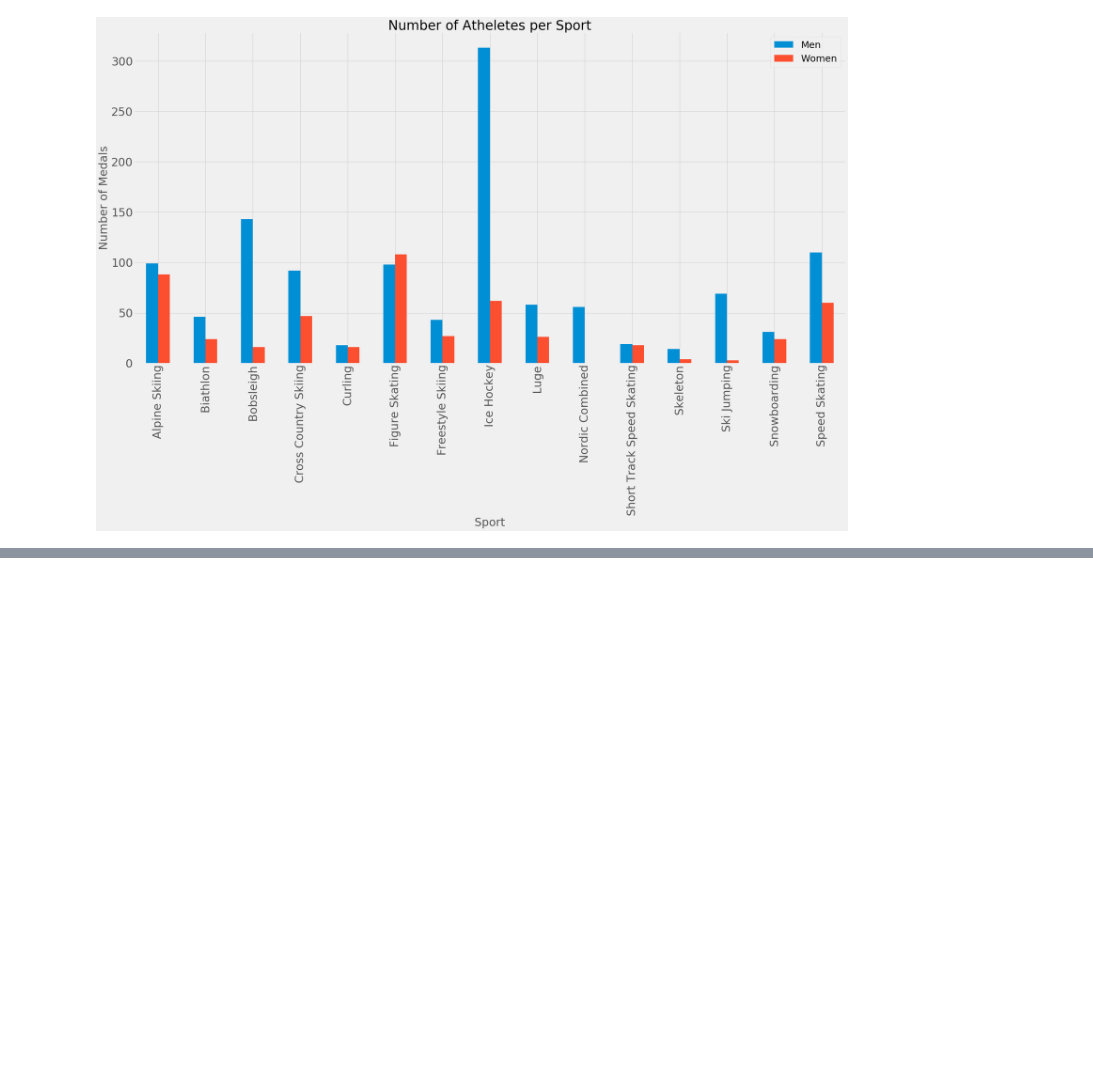
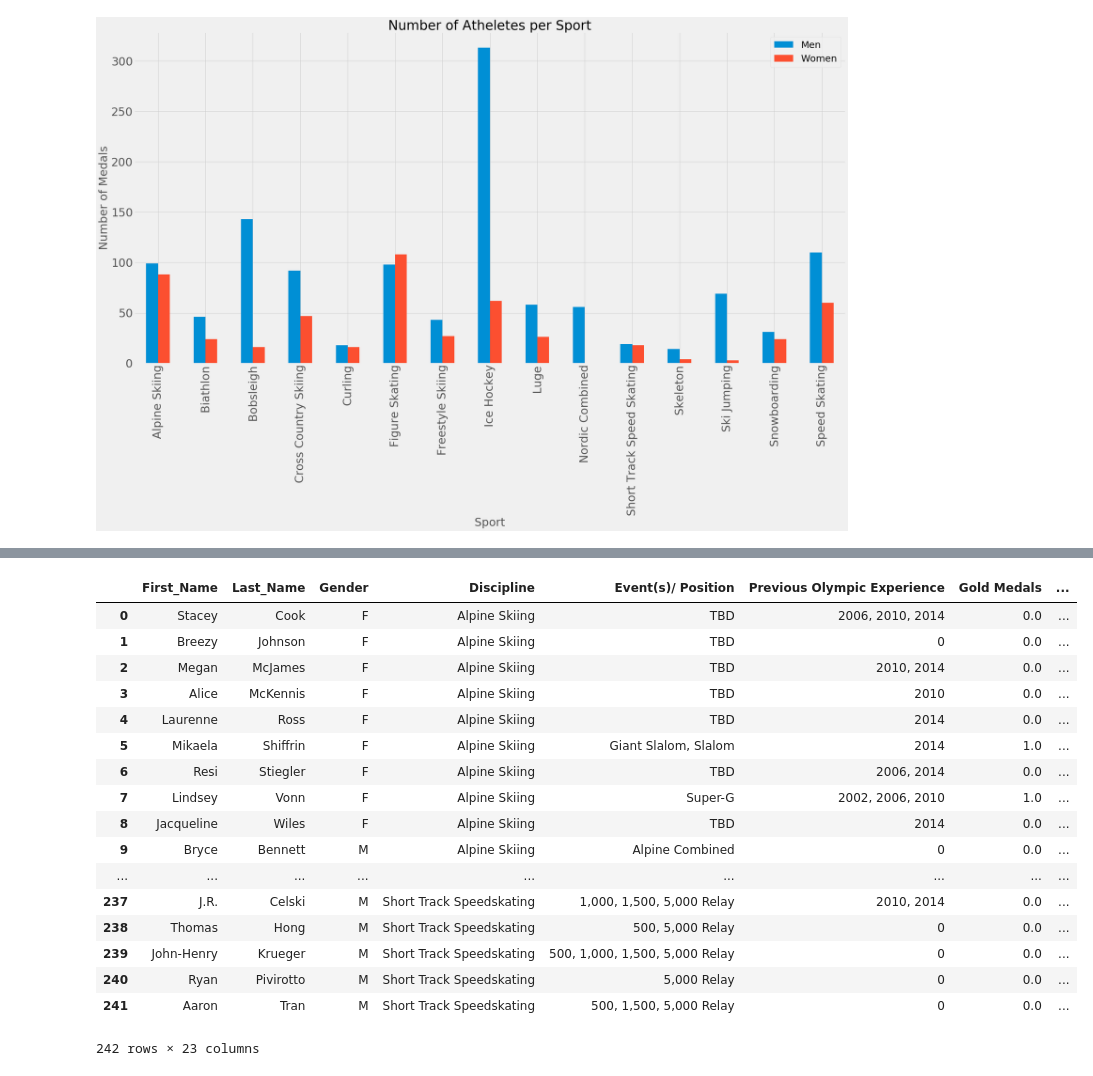
Before and after one commit to dianekvg/bootcamp-project1, a Jupyter notebook: Brenda/Populations and medalist.ipynb, the cells around one changed output, grey strips where cells are left out. Drawn from its saved outputs; the diff is of its cells as text; code cells hidden in the pictures; blank space fills up the shorter version.

```diff
--- a/Brenda/Populations and medalist.ipynb
+++ b/Brenda/Populations and medalist.ipynb
@@ -536,3 +536,11 @@ plt.savefig("Men and Women Medals per Sport.png", bbox_inches='tight', pad_inche
 plt.show()
 # %% [output]
 [figure]
+# %%
+file_nameRoster = os.path.join("2018 US Olympic Team Roster.csv" )
+
+Roster_Table_df = pd.read_csv(file_nameRoster)
+# %%
+Roster_Table_df.head()
+Roster_Table_df.fillna(0, inplace=True)
+Roster_Table_df.head()
@@ -538,0 +653,21 @@ plt.show()
+# %%
+Roster_Table_df
+# %% [output]
+|  | First_Name | Last_Name | Gender | Discipline | Event(s)/ Position | Previous Olympic Experience | Gold Medals | ... |
+| 0 | Stacey | Cook | F | Alpine Skiing | TBD | 2006, 2010, 2014 | 0.0 | ... |
+| 1 | Breezy | Johnson | F | Alpine Skiing | TBD | 0 | 0.0 | ... |
+| 2 | Megan | McJames | F | Alpine Skiing | TBD | 2010, 2014 | 0.0 | ... |
+| 3 | Alice | McKennis | F | Alpine Skiing | TBD | 2010 | 0.0 | ... |
+| 4 | Laurenne | Ross | F | Alpine Skiing | TBD | 2014 | 0.0 | ... |
+| 5 | Mikaela | Shiffrin | F | Alpine Skiing | Giant Slalom, Slalom | 2014 | 1.0 | ... |
+| 6 | Resi | Stiegler | F | Alpine Skiing | TBD | 2006, 2014 | 0.0 | ... |
+| 7 | Lindsey | Vonn | F | Alpine Skiing | Super-G | 2002, 2006, 2010 | 1.0 | ... |
+| 8 | Jacqueline | Wiles | F | Alpine Skiing | TBD | 2014 | 0.0 | ... |
+| 9 | Bryce | Bennett | M | Alpine Skiing | Alpine Combined | 0 | 0.0 | ... |
+| ... | ... | ... | ... | ... | ... | ... | ... | ... |
+| 237 | J.R. | Celski | M | Short Track Speedskating | 1,000, 1,500, 5,000 Relay | 2010, 2014 | 0.0 | ... |
+| 238 | Thomas | Hong | M | Short Track Speedskating | 500, 5,000 Relay | 0 | 0.0 | ... |
+| 239 | John-Henry | Krueger | M | Short Track Speedskating | 500, 1,000, 1,500, 5,000 Relay | 0 | 0.0 | ... |
+| 240 | Ryan | Pivirotto | M | Short Track Speedskating | 5,000 Relay | 0 | 0.0 | ... |
+| 241 | Aaron | Tran | M | Short Track Speedskating | 500, 1,500, 5,000 Relay | 0 | 0.0 | ... |
+242 rows × 23 columns
```
Also changed, not shown: parts of 15 cells of this notebook.
